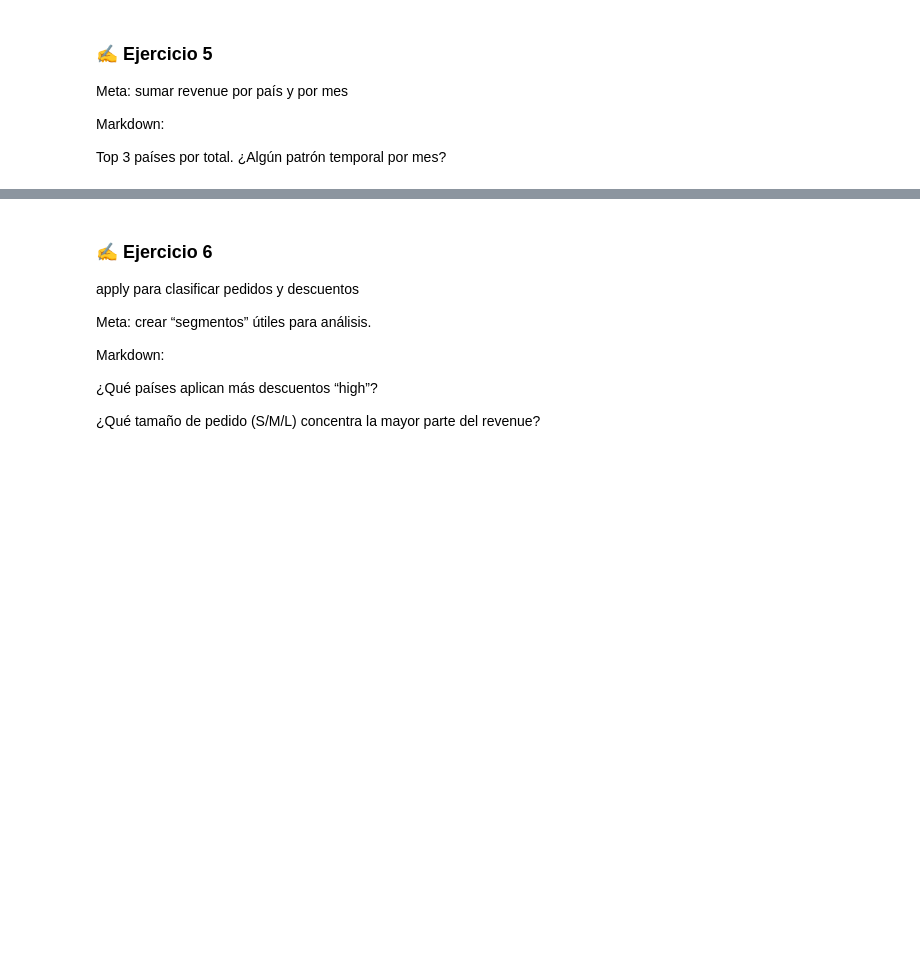
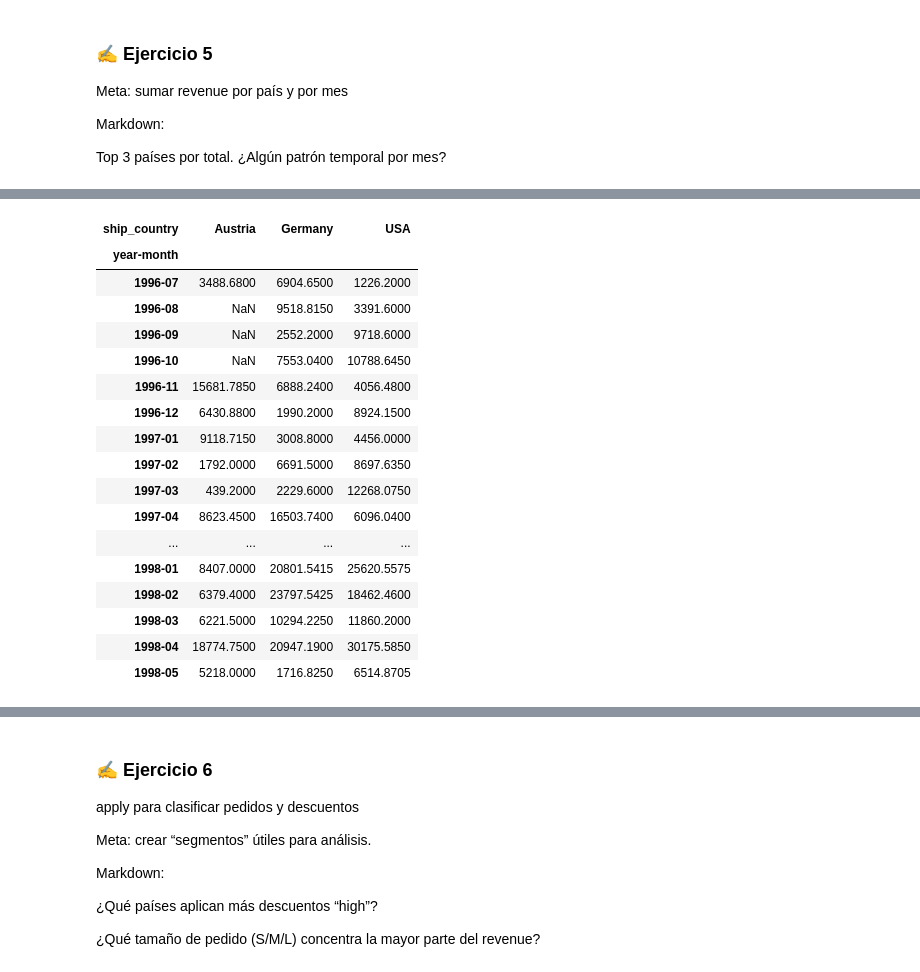
Before and after one commit to DataJm/202509-Data-Analytics-con-Python, a Jupyter notebook: Live Coding/Clase 07/Clase7_Proyecto_Northwind.ipynb, the cells around one changed output, grey strips where cells are left out. Drawn from its saved outputs; the diff is of its cells as text; code cells hidden in the pictures; blank space fills up the shorter version.

```diff
--- a/Live Coding/Clase 07/Clase7_Proyecto_Northwind.ipynb
+++ b/Live Coding/Clase 07/Clase7_Proyecto_Northwind.ipynb
@@ -399,0 +442,21 @@ Top 3 países por total. ¿Algún patrón temporal por mes?
+# %%
+order_details_top3_country
+# %% [output]
+| ship_country | Austria | Germany | USA |
+| year-month |  |  |  |
+| 1996-07 | 3488.6800 | 6904.6500 | 1226.2000 |
+| 1996-08 | NaN | 9518.8150 | 3391.6000 |
+| 1996-09 | NaN | 2552.2000 | 9718.6000 |
+| 1996-10 | NaN | 7553.0400 | 10788.6450 |
+| 1996-11 | 15681.7850 | 6888.2400 | 4056.4800 |
+| 1996-12 | 6430.8800 | 1990.2000 | 8924.1500 |
+| 1997-01 | 9118.7150 | 3008.8000 | 4456.0000 |
+| 1997-02 | 1792.0000 | 6691.5000 | 8697.6350 |
+| 1997-03 | 439.2000 | 2229.6000 | 12268.0750 |
+| 1997-04 | 8623.4500 | 16503.7400 | 6096.0400 |
+| ... | ... | ... | ... |
+| 1998-01 | 8407.0000 | 20801.5415 | 25620.5575 |
+| 1998-02 | 6379.4000 | 23797.5425 | 18462.4600 |
+| 1998-03 | 6221.5000 | 10294.2250 | 11860.2000 |
+| 1998-04 | 18774.7500 | 20947.1900 | 30175.5850 |
+| 1998-05 | 5218.0000 | 1716.8250 | 6514.8705 |
```
Also changed, not shown: parts of 9 cells of this notebook, 1 other file.
